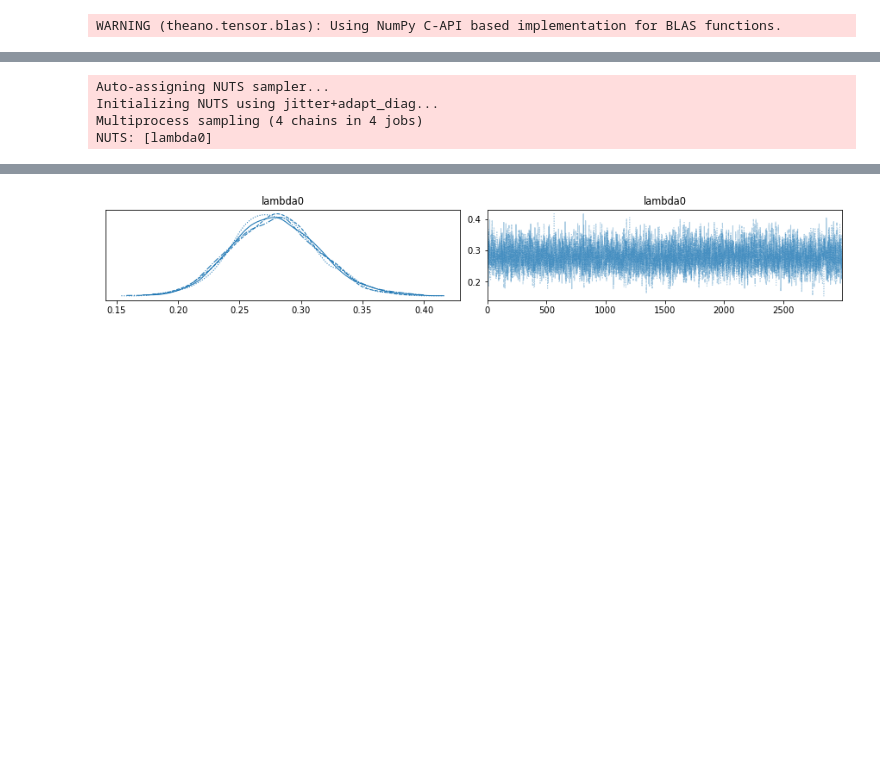
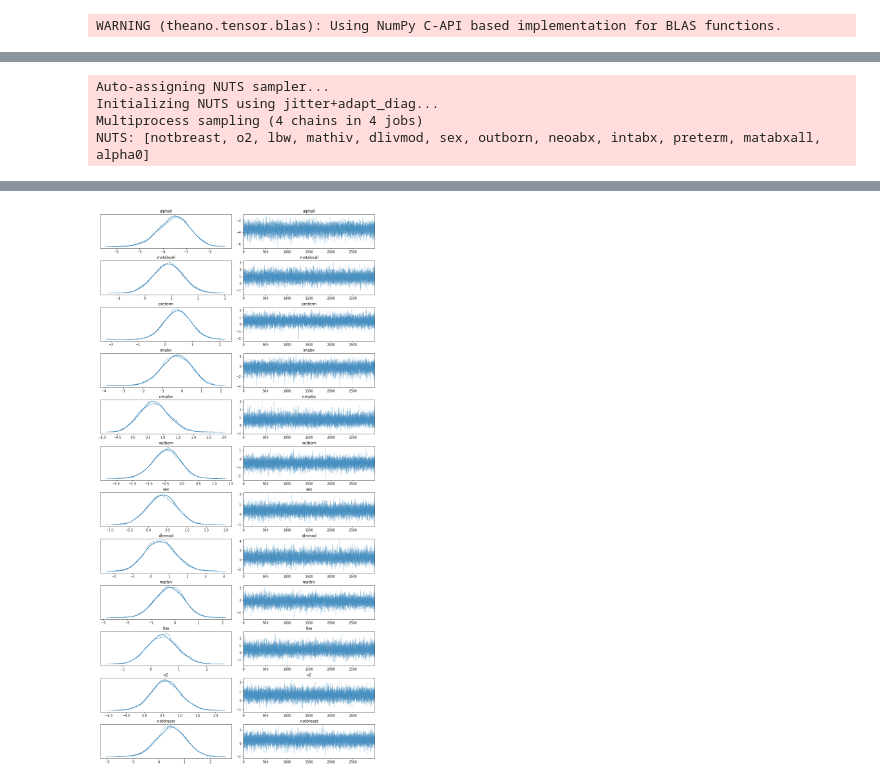
Before and after one commit to ohapearse/ESBL_acquisition_Chatinkha, a Jupyter notebook: msm_kleb.ipynb, the cells around one changed output, grey strips where cells are left out. Saved outputs shown, nothing was run; the diff lists cells and outputs as text; code cells hidden in the pictures; blank space fills up the shorter version.

Commit message:
Colaboratory version of code - now has covariates and imputation of data

```diff
--- a/msm_kleb.ipynb
+++ b/msm_kleb.ipynb
@@ -101,0 +83,2 @@ Next we will run the model itself. This is an extremeley simplified version, whi
+# %%
+msm_cov2 = msm_cov.fillna(0)
@@ -101,0 +247,15 @@ Next we will run the model itself. This is an extremeley simplified version, whi
+# %%
+covariates_imp = msm_cov[['matabxall',
+                        'preterm',
+                        'intabx',
+                        'neoabx',
+                        'outborn',
+                        'sex',
+                        'dlivmod',
+                        'mathiv',
+                        'lbw',
+                        'o2',
+                        'notbreast']]
+
+covariates_imp = np.ma.masked_invalid(covariates_imp)
+covariates_imp
@@ -102,37 +323,65 @@ Next we will run the model itself. This is an extremeley simplified version, whi
 # %%
-#this is the model itself
+#this is the model itself running the imputed data
 if __name__ ==  '__main__':
-    def run_mcmc(state1, state2, tstart, tstop):
+    def run_mcmc(state1, state2, tstart, tstop, covariates):
         with pm.Model() as model:
 
             #setting priors
-            #creating the baseline transition rate prior, this will later be
-            #composed of a baseline transition rate and coefficients of all of the covariates
-            lambda0 = pm.Beta('lambda0', 1, 1)
+            #prior for alpha
+            lambda0 = pm.Normal('alpha0', mu=0, sd=1000)
             #priors for betas
-            #beta0 = pm.Normal('beta0', mu = 0, sigma = 1000, shape = 10)
-            #later will need to construct the lambda from the alpha and betas
-
-
+            beta1 = pm.Normal('matabxall', mu=0, sd=1000)
+            beta2 = pm.Normal('preterm', mu=0, sd=1000)
+            beta3 = pm.Normal('intabx', mu=0, sd=1000)
+            beta4 = pm.Normal('neoabx', mu=0, sd=1000)
+            beta5 = pm.Normal('outborn', mu=0, sd=1000)
+            beta6 = pm.Normal('sex', mu=0, sd=1000)
+            beta7 = pm.Normal('dlivmod', mu=0, sd=1000)
+            beta8 = pm.Normal('mathiv', mu=0, sd=1000)
+            beta9 = pm.Normal('lbw', mu=0, sd=1000)
+            beta10 = pm.Normal('o2', mu=0, sd=1000)
+            beta11 = pm.Normal('notbreast', mu=0, sd=1000)
 
             #now using pm.Potential to use the custom log-likelihood function to calculate lambda0
             llh = pm.Potential('llh', trans_likelihood(state1 = state1,
                                                        state2 = state2,
                                                        tstart = tstart,
                                                        tstop = tstop,
-                                                       p = lambda0))
+                                                       covariates = covariates,
+                                                       lambda0 = lambda0,
+                                                       beta1 = beta1,
+                                                       beta2 = beta2,
+                                                       beta3 = beta3,
+                                                       beta4 = beta4,
+                                                       beta5 = beta5,
+                                                       beta6 = beta6,
+                                                       beta7 = beta7,
+                                                       beta8 = beta8,
+                                                       beta9 = beta9,
+                                                       beta10 = beta10,
+                                                       beta11 = beta11
+                                                      ))
 
             samples = pm.sample(3000, tune=1000,
-                                start={'lambda0': 0.1},
                                 target_accept = 0.9
                                 )
 
             return samples, model
+
+
+            covariates = covariates_imp
+
+    #centering the covariates
+    #covariates = covariates - np.average(covariates,
+    #                                     weights= td_surv['tstop'] - td_surv['tstart'],
+    #                                     axis=0)
+
   #running the model
-    samples, model = run_mcmc(state1 = msm_kleb['init_state'],
-                              state2 = msm_kleb['end_state'],
-                              tstart = msm_kleb['tstart'],
-                              tstop = msm_kleb['tstop']
+    samples, model = run_mcmc(state1 = msm_cov2['init_state'].to_numpy(),
+                              state2 = msm_cov2['end_state'].to_numpy(),
+                              tstart = msm_cov2['tstart'].to_numpy(),
+                              tstop = msm_cov2['tstop'].to_numpy(),
+                              covariates = covariates
                               )
 #plotting traceplots
     with model:
@@ -141,5 +390,5 @@ if __name__ ==  '__main__':
 Auto-assigning NUTS sampler...
 Initializing NUTS using jitter+adapt_diag...
 Multiprocess sampling (4 chains in 4 jobs)
-NUTS: [lambda0]
+NUTS: [notbreast, o2, lbw, mathiv, dlivmod, sex, outborn, neoabx, intabx, preterm, matabxall, alpha0]
 [interactive output not drawn]
@@ -147 +396 @@ Sampling 4 chains for 1_000 tune and 3_000 draw iterations (4_000 + 12_000 draws
-[figure, old version]
+[figure, new version]
```
Also changed, not shown: parts of 29 cells of this notebook.
